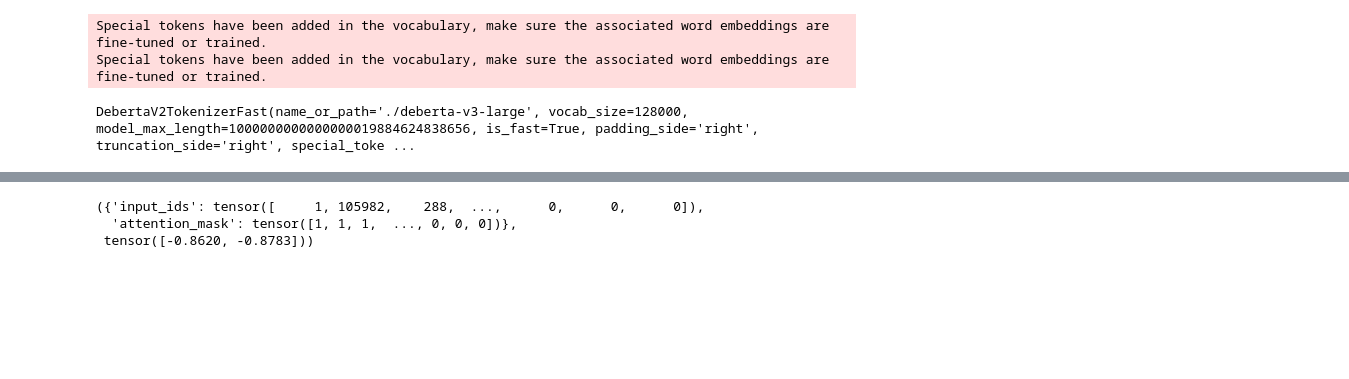
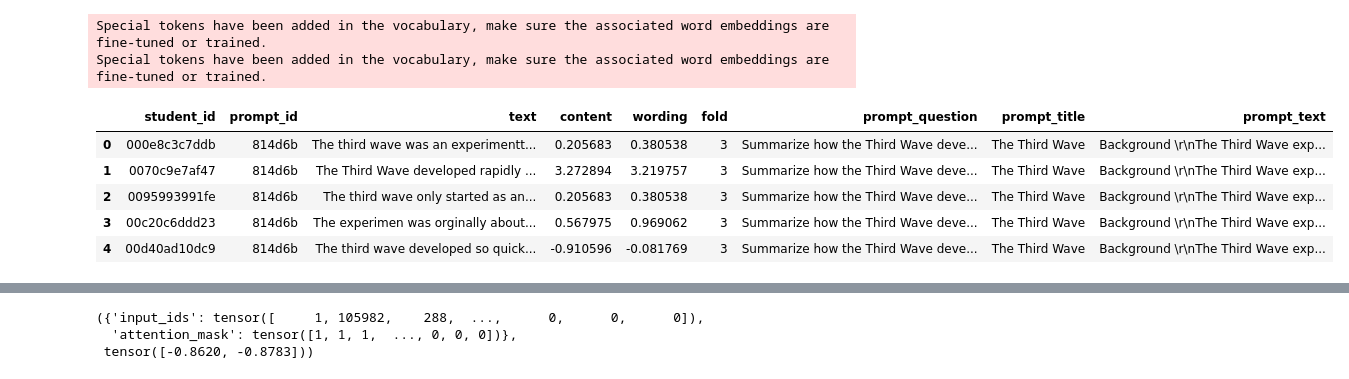
Before and after one commit to xiaosuhu/CommonLit, a Jupyter notebook: commonlit-deberta-v3.ipynb, the cells around one changed output, grey strips where cells are left out. Drawn from its saved outputs; the diff is of its cells as text; code cells hidden in the pictures; blank space fills up the shorter version.

Commit message:
update:deberta-v3

```diff
--- a/commonlit-deberta-v3.ipynb
+++ b/commonlit-deberta-v3.ipynb
@@ -64,10 +64,10 @@ from transformers import (
 
 
 class cfg:
-    select = 'large'
+    select = 'base'
     # model_name = f'/kaggle/input/deberta-v3-{select}/deberta-v3-{select}'
-    model_name = f'./deberta-v3-{select}'
-    only_model_name = f'deberta-v3-{select}'
+    model_name = f'./Models/deberta-v3-{select}'
+    only_model_name = f'./Models/deberta-v3-{select}'
     accum_iter = 16
     fold = 4
     split = 5
@@ -212,3 +202,0 @@ summary_train.groupby(['prompt_id'])['wording'].describe()
-# %%
-train = prompts_train.merge(summary_train, on="prompt_id")
-train.head()
@@ -222,2 +203,5 @@ train.head()
 # %%
-train['fold'] = -1
+for i, (train_index, val_index) in enumerate(gkf.split(train_data, groups = train_data['prompt_id'])):
+    print(i)
+    print(train_index)
+    print(val_index)
@@ -224,8 +210,15 @@ train['fold'] = -1
 # %%
-fold = StratifiedKFold(n_splits=cfg.fold, shuffle=True, random_state=cfg.seed)
+"""fold = StratifiedKFold(n_splits=cfg.fold, shuffle=True, random_state=cfg.seed)
 for n, (train_index, val_index) in enumerate(fold.split(train, train['prompt_id'])):
     train.loc[val_index, 'fold'] = n
 train['fold'] = train['fold'].astype(int)
 fold_sizes = train.groupby('fold').size()
-print(fold_sizes)
+print(fold_sizes)"""
+
+gkf = GroupKFold(n_splits = cfg.fold)
+
+for i, (_, val_index) in enumerate(gkf.split(train_data, groups = train_data['prompt_id'])):
+    train_data.loc[val_index, 'fold'] = i
+
+train_data.head()
 # %% [output]
@@ -252,7 +246,13 @@ cfg.tokenizer = tokenizer
 Special tokens have been added in the vocabulary, make sure the associated word embeddings are fine-tuned or trained.
 Special tokens have been added in the vocabulary, make sure the associated word embeddings are fine-tuned or trained.
 # %%
-cfg.tokenizer
+train_df = train_data.merge(train_prompts, on='prompt_id')
+train_df.head()
 # %% [output]
-DebertaV2TokenizerFast(name_or_path='./deberta-v3-large', vocab_size=128000, model_max_length=1000000000000000019884624838656, is_fast=True, padding_side='right', truncation_side='right', special_toke ...
+|  | student_id | prompt_id | text | content | wording | fold | prompt_question | prompt_title | prompt_text |
+| 0 | 000e8c3c7ddb | 814d6b | The third wave was an experimentt... | 0.205683 | 0.380538 | 3 | Summarize how the Third Wave deve... | The Third Wave | Background \r\nThe Third Wave exp... |
+| 1 | 0070c9e7af47 | 814d6b | The Third Wave developed rapidly ... | 3.272894 | 3.219757 | 3 | Summarize how the Third Wave deve... | The Third Wave | Background \r\nThe Third Wave exp... |
+| 2 | 0095993991fe | 814d6b | The third wave only started as an... | 0.205683 | 0.380538 | 3 | Summarize how the Third Wave deve... | The Third Wave | Background \r\nThe Third Wave exp... |
+| 3 | 00c20c6ddd23 | 814d6b | The experimen was orginally about... | 0.567975 | 0.969062 | 3 | Summarize how the Third Wave deve... | The Third Wave | Background \r\nThe Third Wave exp... |
+| 4 | 00d40ad10dc9 | 814d6b | The third wave developed so quick... | -0.910596 | -0.081769 | 3 | Summarize how the Third Wave deve... | The Third Wave | Background \r\nThe Third Wave exp... |
 # %%
```
Also changed, not shown: parts of 13 cells of this notebook, 1 other file.
